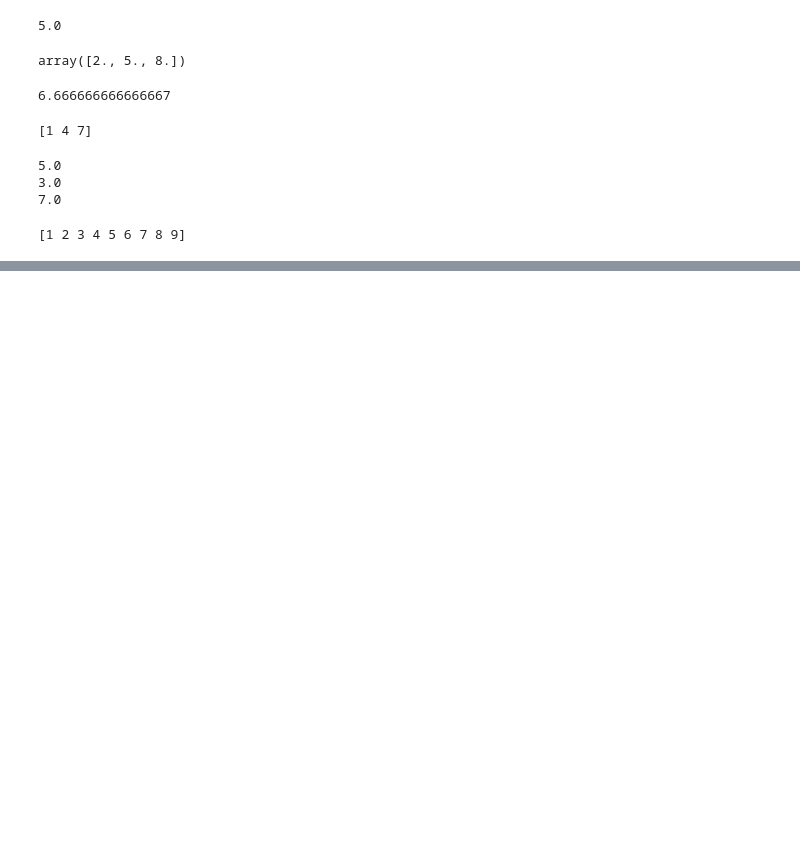
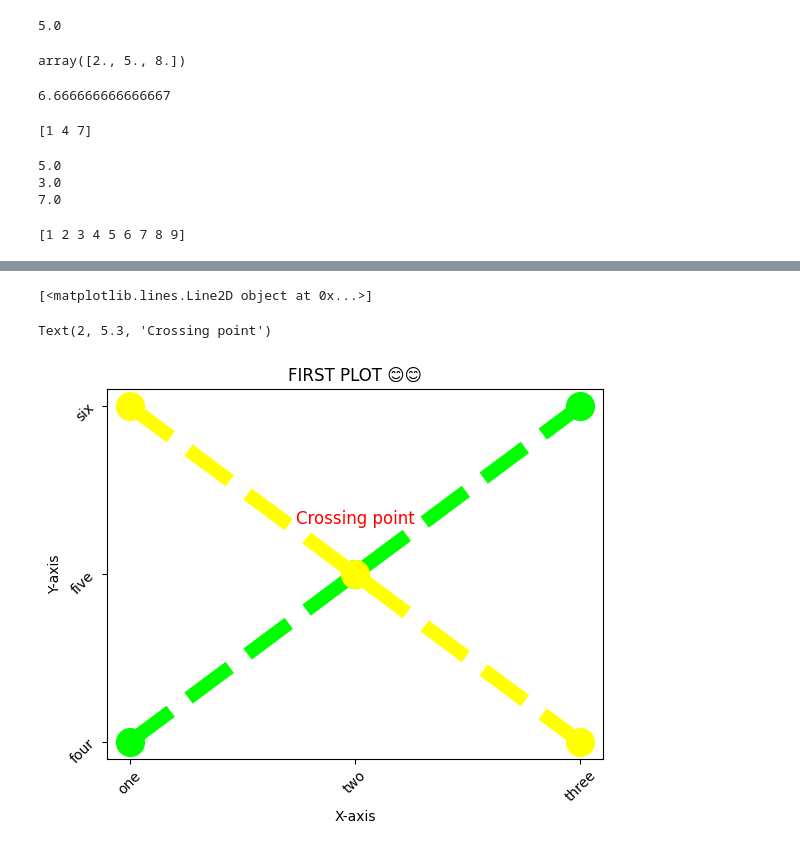
Before and after one commit to Krishwall/pythondatascience, a Jupyter notebook: dataanalysis/numpy.ipynb, the cells around one changed output, grey strips where cells are left out. Saved outputs shown, nothing was run; the diff lists cells and outputs as text; code cells hidden in the pictures; blank space fills up the shorter version.

```diff
--- a/dataanalysis/numpy.ipynb
+++ b/dataanalysis/numpy.ipynb
@@ -136,0 +257,17 @@ print(a.reshape(2,2,4))
+# %%
+plt.plot([1,2,3],[4,5,6],linewidth=10, color='lime', linestyle='dashed',marker='o', markersize=20) # dotted ,dashdot
+print(plt.plot([1,2,3],[6,5,4],linewidth=10, color='yellow', linestyle='dashed',marker='o', markersize=20))
+plt.xticks([1,2,3])
+plt.xticks([1,2,3],['one','two','three'])
+plt.xticks([1,2,3],['one','two','three'],)
+plt.xticks([1,2,3],['one','two','three'], rotation=45)
+plt.yticks([4,5,6],["four","five","six"],rotation=45)
+plt.title("FIRST PLOT 😊😊")
+plt.xlabel('X-axis')
+plt.ylabel('Y-axis')
+plt.text(x=2,y=5.3,
+         s="Crossing point",fontsize=12,color='red',horizontalalignment='center')
+# %% [output]
+[<matplotlib.lines.Line2D object at 0x...>]
+Text(2, 5.3, 'Crossing point')
+[figure, added]
```
Also changed, not shown: parts of 18 cells of this notebook, 1 other file.
